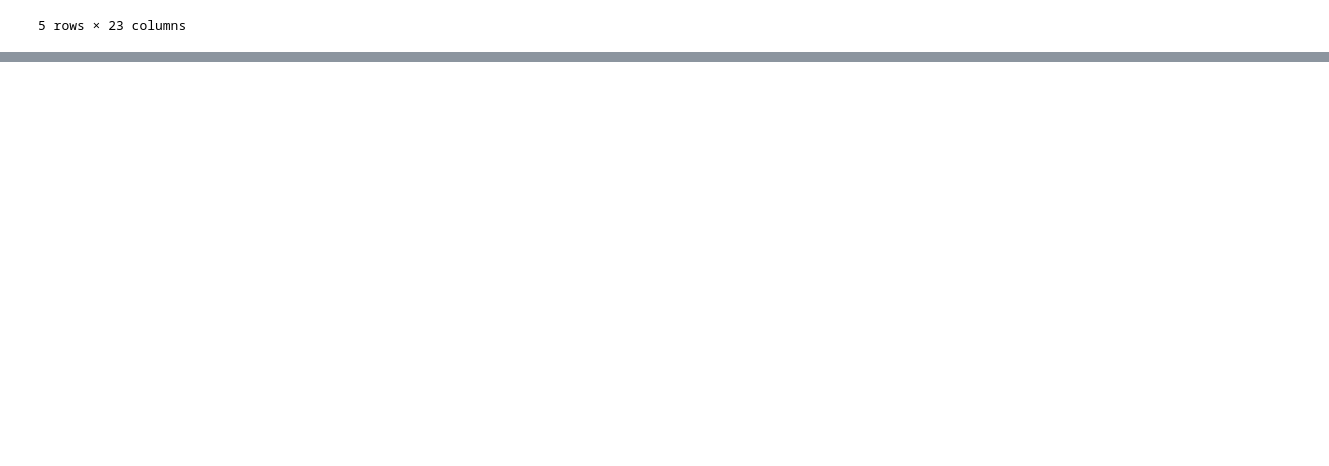
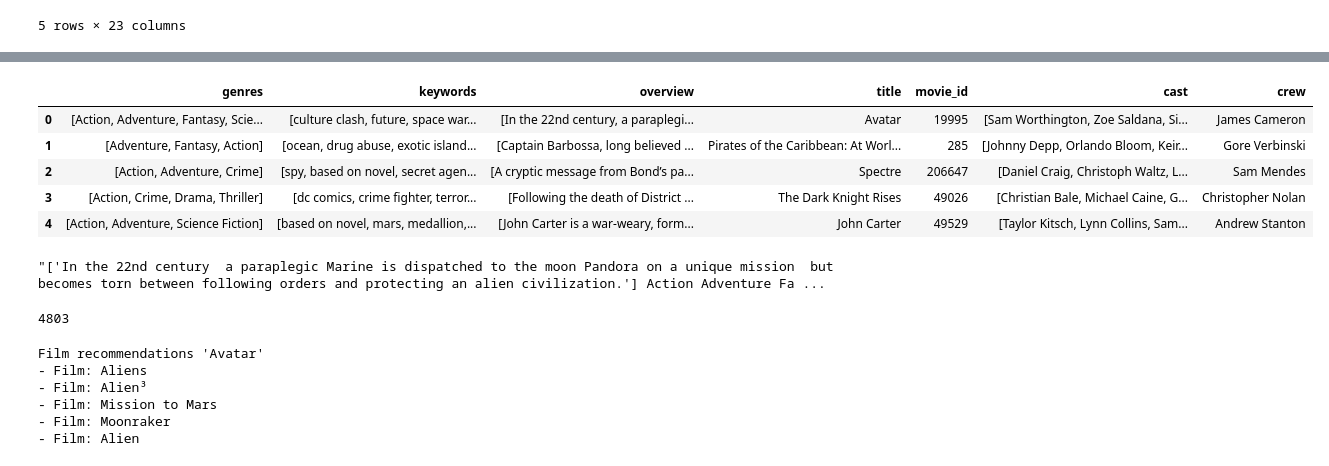
Before and after one commit to Jtoledo88/Proyecto-K-vecinos, a Jupyter notebook: src/explore.ipynb, the cells around one changed output, grey strips where cells are left out. Cells and saved outputs as stored; diff of their text form; code cells hidden in the pictures; blank space fills up the shorter version.

```diff
--- a/src/explore.ipynb
+++ b/src/explore.ipynb
@@ -58,0 +89,78 @@ total_data.head()
+# %%
+import json
+
+def load_json_safe(json_str, default_value = None):
+    try:
+        return json.loads(json_str)
+    except (TypeError, json.JSONDecodeError):
+        return default_value
+
+total_data["genres"] = total_data["genres"].apply(lambda x: ([item["name"] for item in json.loads(x)]) if pd.notna(x) else None)
+total_data["keywords"] = total_data["keywords"].apply(lambda x: ([item["name"] for item in json.loads(x)]) if pd.notna(x) else None)
+
+total_data["cast"] = total_data["cast"].apply(lambda x: ([item["name"] for item in json.loads(x)])[:3] if pd.notna(x) else None)
+
+total_data["crew"] = total_data["crew"].apply(lambda x: " ".join([crew_member['name'] for crew_member in load_json_safe(x) if crew_member['job'] == 'Director']))
+
+total_data["overview"] = total_data["overview"].apply(lambda x:[x])
+
+total_data.head()
+# %% [output]
+|  | genres | keywords | overview | title | movie_id | cast | crew |
+| 0 | [Action, Adventure, Fantasy, Scie... | [culture clash, future, space war... | [In the 22nd century, a paraplegi... | Avatar | 19995 | [Sam Worthington, Zoe Saldana, Si... | James Cameron |
+| 1 | [Adventure, Fantasy, Action] | [ocean, drug abuse, exotic island... | [Captain Barbossa, long believed ... | Pirates of the Caribbean: At Worl... | 285 | [Johnny Depp, Orlando Bloom, Keir... | Gore Verbinski |
+| 2 | [Action, Adventure, Crime] | [spy, based on novel, secret agen... | [A cryptic message from Bond’s pa... | Spectre | 206647 | [Daniel Craig, Christoph Waltz, L... | Sam Mendes |
+| 3 | [Action, Crime, Drama, Thriller] | [dc comics, crime fighter, terror... | [Following the death of District ... | The Dark Knight Rises | 49026 | [Christian Bale, Michael Caine, G... | Christopher Nolan |
+| 4 | [Action, Adventure, Science Fiction] | [based on novel, mars, medallion,... | [John Carter is a war-weary, form... | John Carter | 49529 | [Taylor Kitsch, Lynn Collins, Sam... | Andrew Stanton |
+# %%
+total_data["overview"] = total_data["overview"].apply(lambda x: [str(x)])
+total_data["genres"] = total_data["genres"].apply(lambda x: [str(genre) for genre in x])
+total_data["keywords"] = total_data["keywords"].apply(lambda x: [str(keyword) for keyword in x])
+total_data["cast"] = total_data["cast"].apply(lambda x: [str(actor) for actor in x])
+total_data["crew"] = total_data["crew"].apply(lambda x: [str(crew_member) for crew_member in x])
+
+total_data["tags"] = total_data["overview"] + total_data["genres"] + total_data["keywords"] + total_data["cast"] + total_data["crew"]
+total_data["tags"] = total_data["tags"].apply(lambda x: ",".join(x).replace(",", " "))
+
+total_data.drop(columns = ["genres", "keywords", "cast", "crew", "overview"], inplace = True)
+
+total_data.iloc[0].tags
+# %% [output]
+"['In the 22nd century  a paraplegic Marine is dispatched to the moon Pandora on a unique mission  but becomes torn between following orders and protecting an alien civilization.'] Action Adventure Fa ...
+# %%
+total_data.to_csv("../data/processed/clean_data.csv", index = False)
+
+conn = sqlite3.connect("../data/movies_database.db")
+
+movies.to_sql("clean_movies_data", conn, if_exists = "replace", index = False)
+# %% [output]
+4803
+# %%
+# KNN modeling
+from sklearn.feature_extraction.text import TfidfVectorizer
+from sklearn.neighbors import NearestNeighbors
+
+vectorizer = TfidfVectorizer()
+tfidf_matrix = vectorizer.fit_transform(total_data["tags"])
+
+model = NearestNeighbors(n_neighbors = 6, algorithm = "brute", metric = "cosine")
+model.fit(tfidf_matrix)
+
+def recommended(movie_title):
+    movie_index = total_data[total_data["title"] == movie_title].index[0]
+    distances, indices = model.kneighbors(tfidf_matrix[movie_index])
+    similar_movies = [(total_data["title"][i], distances[0][j]) for j, i in enumerate(indices[0])]
+    return similar_movies[1:]
+
+input_movie = "Avatar"
+recommendations = recommended(input_movie)
+print("Film recommendations '{}'".format(input_movie))
+for movie, distance in recommendations:
+    print("- Film: {}".format(movie))
+# %% [output]
+Film recommendations 'Avatar'
+- Film: Aliens
+- Film: Alien³
+- Film: Mission to Mars
+- Film: Moonraker
+- Film: Alien
```
Also changed, not shown: parts of 2 cells of this notebook, 2 other files.
